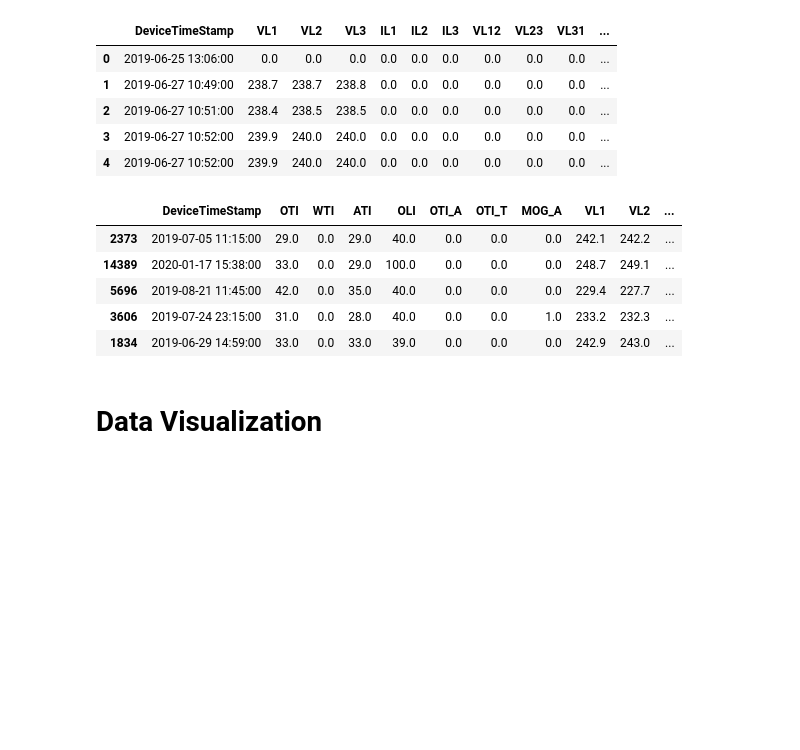
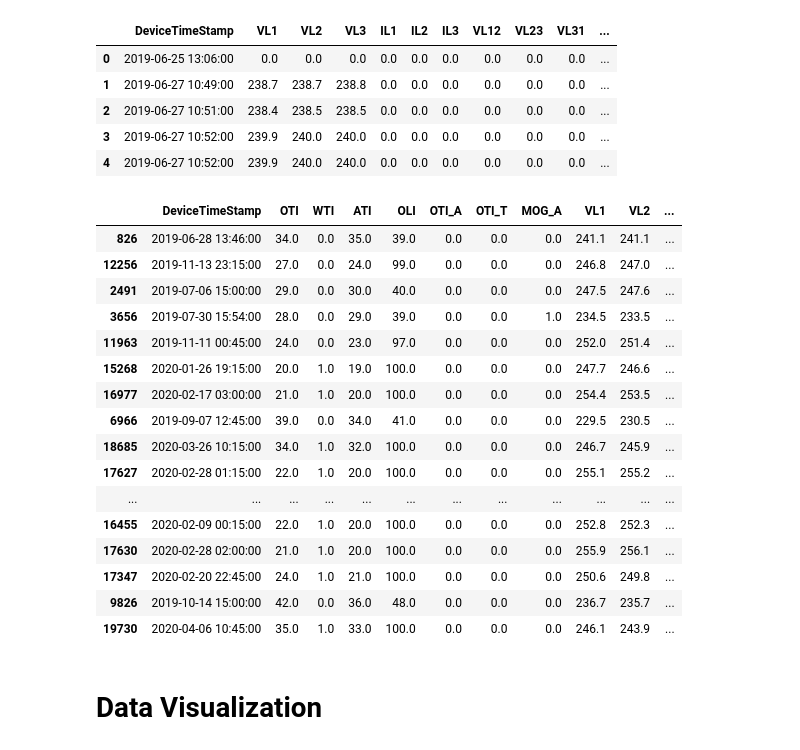
Before and after one commit to devkakeri06/TransfomerFaultPrediction, a Jupyter notebook: Group_39.ipynb, the cells around one changed output. Cells and saved outputs as stored; diff of their text form; code cells hidden in the pictures; blank space fills up the shorter version.

```diff
--- a/Group_39.ipynb
+++ b/Group_39.ipynb
@@ -131,16 +129,27 @@ cv.head()
 # %%
 # merge the datasets
 
 cv['DeviceTimeStamp'] = pd.to_datetime(cv['DeviceTimeStamp'],format = '%Y-%m-%d %H:%M:%S')
 transformer = pd.merge(tf, cv, on='DeviceTimeStamp')
-transformer.sample(5)
+transformer.sample(50)
 # %% [output]
 |  | DeviceTimeStamp | OTI | WTI | ATI | OLI | OTI_A | OTI_T | MOG_A | VL1 | VL2 | ... |
-| 2373 | 2019-07-05 11:15:00 | 29.0 | 0.0 | 29.0 | 40.0 | 0.0 | 0.0 | 0.0 | 242.1 | 242.2 | ... |
-| 14389 | 2020-01-17 15:38:00 | 33.0 | 0.0 | 29.0 | 100.0 | 0.0 | 0.0 | 0.0 | 248.7 | 249.1 | ... |
-| 5696 | 2019-08-21 11:45:00 | 42.0 | 0.0 | 35.0 | 40.0 | 0.0 | 0.0 | 0.0 | 229.4 | 227.7 | ... |
-| 3606 | 2019-07-24 23:15:00 | 31.0 | 0.0 | 28.0 | 40.0 | 0.0 | 0.0 | 1.0 | 233.2 | 232.3 | ... |
-| 1834 | 2019-06-29 14:59:00 | 33.0 | 0.0 | 33.0 | 39.0 | 0.0 | 0.0 | 0.0 | 242.9 | 243.0 | ... |
+| 826 | 2019-06-28 13:46:00 | 34.0 | 0.0 | 35.0 | 39.0 | 0.0 | 0.0 | 0.0 | 241.1 | 241.1 | ... |
+| 12256 | 2019-11-13 23:15:00 | 27.0 | 0.0 | 24.0 | 99.0 | 0.0 | 0.0 | 0.0 | 246.8 | 247.0 | ... |
+| 2491 | 2019-07-06 15:00:00 | 29.0 | 0.0 | 30.0 | 40.0 | 0.0 | 0.0 | 0.0 | 247.5 | 247.6 | ... |
+| 3656 | 2019-07-30 15:54:00 | 28.0 | 0.0 | 29.0 | 39.0 | 0.0 | 0.0 | 1.0 | 234.5 | 233.5 | ... |
+| 11963 | 2019-11-11 00:45:00 | 24.0 | 0.0 | 23.0 | 97.0 | 0.0 | 0.0 | 0.0 | 252.0 | 251.4 | ... |
+| 15268 | 2020-01-26 19:15:00 | 20.0 | 1.0 | 19.0 | 100.0 | 0.0 | 0.0 | 0.0 | 247.7 | 246.6 | ... |
+| 16977 | 2020-02-17 03:00:00 | 21.0 | 1.0 | 20.0 | 100.0 | 0.0 | 0.0 | 0.0 | 254.4 | 253.5 | ... |
+| 6966 | 2019-09-07 12:45:00 | 39.0 | 0.0 | 34.0 | 41.0 | 0.0 | 0.0 | 0.0 | 229.5 | 230.5 | ... |
+| 18685 | 2020-03-26 10:15:00 | 34.0 | 1.0 | 32.0 | 100.0 | 0.0 | 0.0 | 0.0 | 246.7 | 245.9 | ... |
+| 17627 | 2020-02-28 01:15:00 | 22.0 | 1.0 | 20.0 | 100.0 | 0.0 | 0.0 | 0.0 | 255.1 | 255.2 | ... |
+| ... | ... | ... | ... | ... | ... | ... | ... | ... | ... | ... | ... |
+| 16455 | 2020-02-09 00:15:00 | 22.0 | 1.0 | 20.0 | 100.0 | 0.0 | 0.0 | 0.0 | 252.8 | 252.3 | ... |
+| 17630 | 2020-02-28 02:00:00 | 21.0 | 1.0 | 20.0 | 100.0 | 0.0 | 0.0 | 0.0 | 255.9 | 256.1 | ... |
+| 17347 | 2020-02-20 22:45:00 | 24.0 | 1.0 | 21.0 | 100.0 | 0.0 | 0.0 | 0.0 | 250.6 | 249.8 | ... |
+| 9826 | 2019-10-14 15:00:00 | 42.0 | 0.0 | 36.0 | 48.0 | 0.0 | 0.0 | 0.0 | 236.7 | 235.7 | ... |
+| 19730 | 2020-04-06 10:45:00 | 35.0 | 1.0 | 33.0 | 100.0 | 0.0 | 0.0 | 0.0 | 246.1 | 243.9 | ... |
 # %% [markdown]
 # **Data Visualization**
 # %%
```
Also changed, not shown: parts of 10 cells of this notebook, 10 other files.
